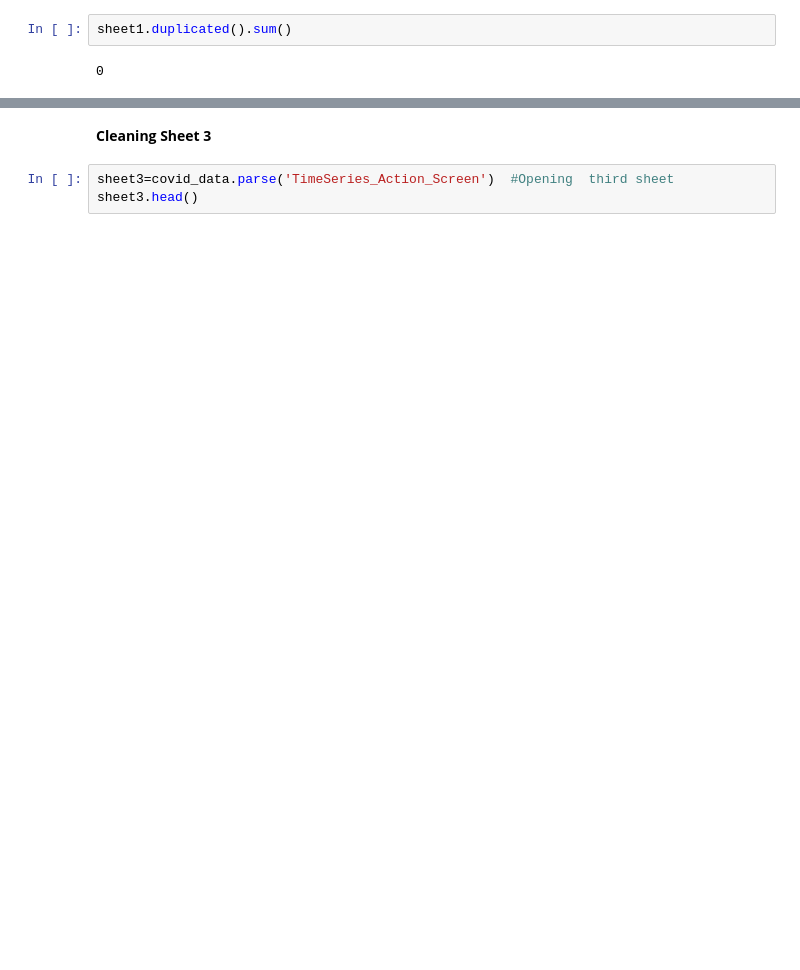
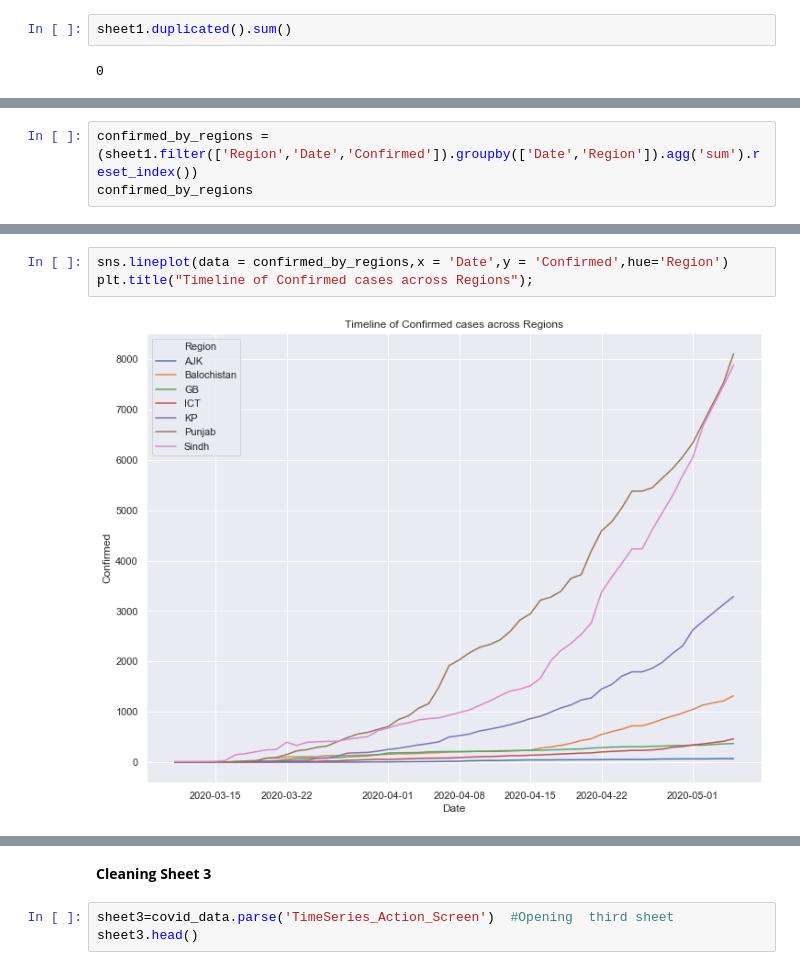
Before and after one commit to FaizahMushtaq/COVID-19, a Jupyter notebook: Data Wrangling/Cleaning.ipynb, the cells around one changed output, grey strips where cells are left out. Saved outputs shown, nothing was run; the diff lists cells and outputs as text; blank space fills up the shorter version.

```diff
--- a/Data Wrangling/Cleaning.ipynb
+++ b/Data Wrangling/Cleaning.ipynb
@@ -192,0 +244,3 @@ pd.crosstab(index=[sheet1['Date'],sheet1['Confirmed']],columns=sheet1['Region'])
+# %%
+confirmed_by_regions = (sheet1.filter(['Region','Date','Confirmed']).groupby(['Date','Region']).agg('sum').reset_index())
+confirmed_by_regions
@@ -192,0 +261,5 @@ pd.crosstab(index=[sheet1['Date'],sheet1['Confirmed']],columns=sheet1['Region'])
+# %%
+sns.lineplot(data = confirmed_by_regions,x = 'Date',y = 'Confirmed',hue='Region')
+plt.title("Timeline of Confirmed cases across Regions");
+# %% [output]
+[figure, added]
```
Also changed, not shown: parts of 27 cells of this notebook, 3 other files.
